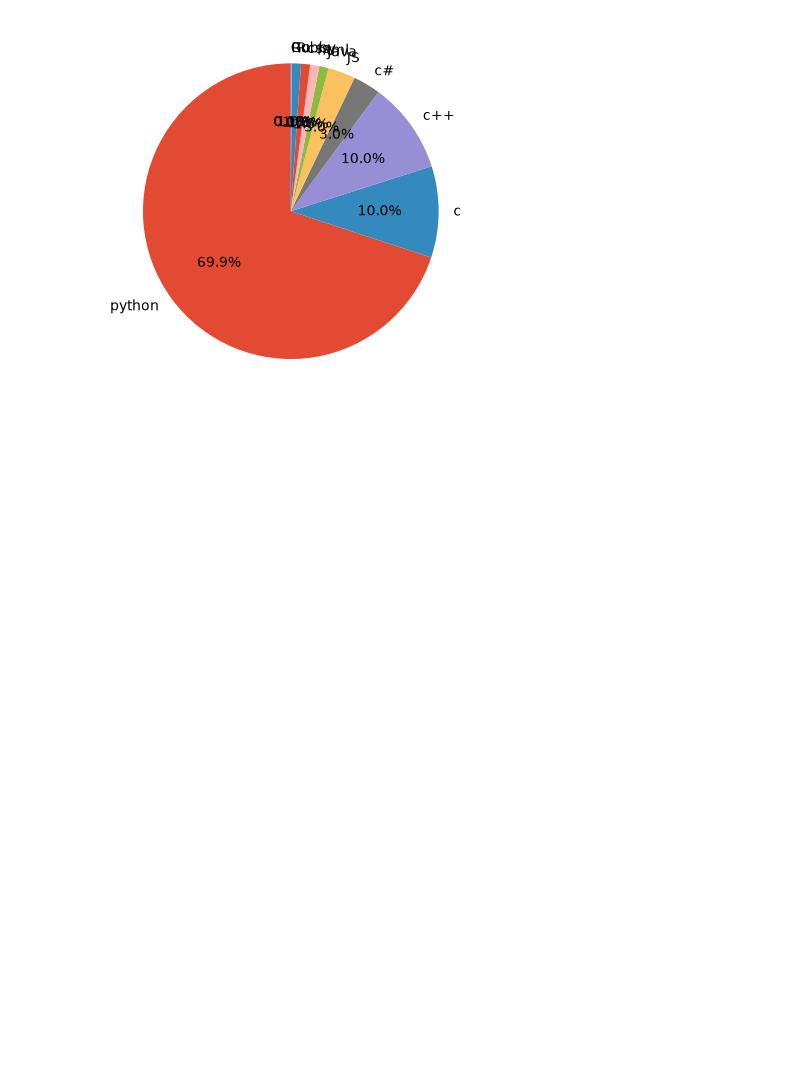
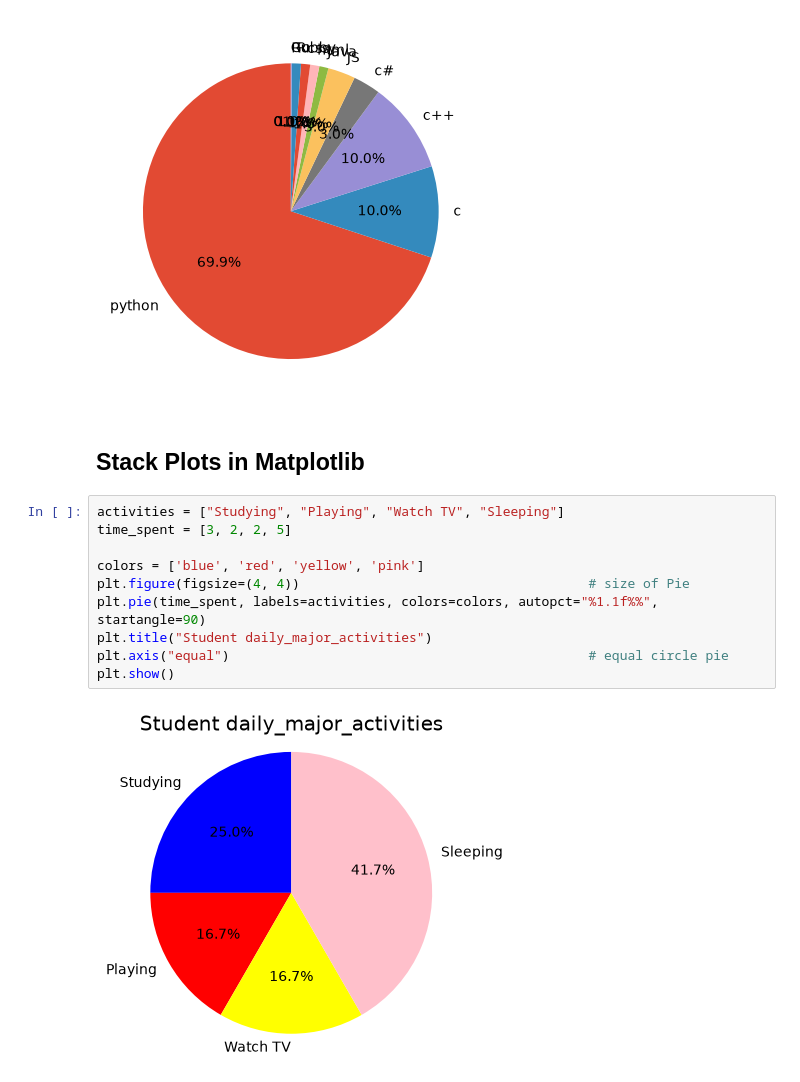
Before and after one commit to Saadkhan-777/Matplotlib-Seaborn-Practice-, a Jupyter notebook: matplotlib_&_seaborn.ipynb, the cells around one changed output. Drawn from its saved outputs; the diff is of its cells as text; blank space fills up the shorter version.

Commit message:
adding practice of Stack, Histogram and Scatter Plots

```diff
--- a/matplotlib_&_seaborn.ipynb
+++ b/matplotlib_&_seaborn.ipynb
@@ -302,3 +302,17 @@ plt.pie(use, labels=lang, startangle=90, autopct="%1.1f%%")
 plt.show()
 # %% [output]
 [figure]
+# %% [markdown]
+## Stack Plots in Matplotlib
+# %%
+activities = ["Studying", "Playing", "Watch TV", "Sleeping"]
+time_spent = [3, 2, 2, 5]
+
+colors = ['blue', 'red', 'yellow', 'pink']
+plt.figure(figsize=(4, 4))                                     # size of Pie
+plt.pie(time_spent, labels=activities, colors=colors, autopct="%1.1f%%", startangle=90)
+plt.title("Student daily_major_activities")
+plt.axis("equal")                                              # equal circle pie
+plt.show()
+# %% [output]
+[figure, added]
```
Also changed, not shown: parts of 20 cells of this notebook.
